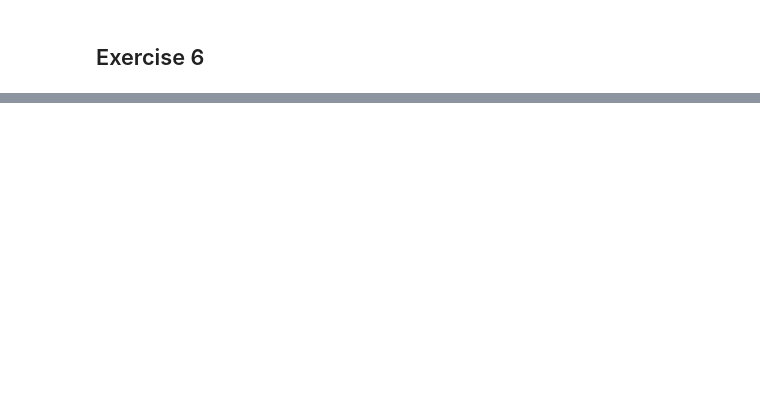
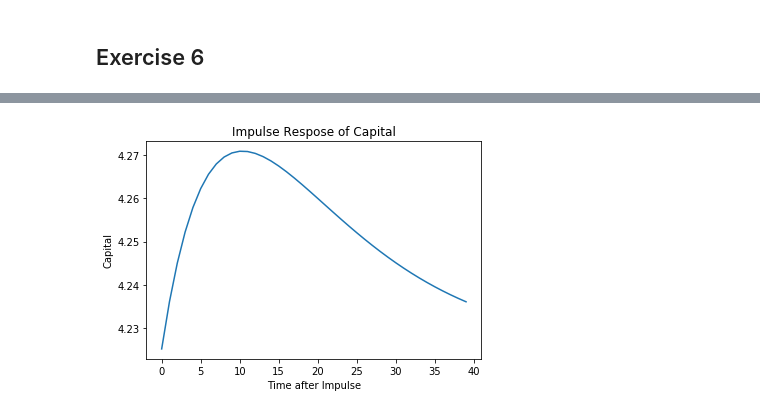
Before and after one commit to mattdbrown17/BootCamp2018, a Jupyter notebook: ProbSets/Econ/ProbSet4/DSGE Code.ipynb, the cells around one changed output, grey strips where cells are left out. Drawn from its saved outputs; the diff is of its cells as text; code cells hidden in the pictures; blank space fills up the shorter version.

```diff
--- a/ProbSets/Econ/ProbSet4/DSGE Code.ipynb
+++ b/ProbSets/Econ/ProbSet4/DSGE Code.ipynb
@@ -215,14 +213,19 @@ That consumption number looks... weird... but everything else seems like it's go
 # %%
+# Implement Chase's method:
+
+def derivative(f, x, xtilde):
+    return (f(x) - f(xtilde)) / np.sum(x - xtilde)
+
 def linearize(m, kbar, lbar, eps=1e-6):
     # Compute ss gamma
     x = np.array([kbar, lbar, kbar, lbar, kbar, lbar, 0.0, 0.0])
-    Gamma_ss = CharacteristicEquations(m, kbar, lbar, kbar, lbar, kbar, lbar, 0.0, 0.0)
+    Gamma_ss = CharacteristicEquations(kbar, lbar, kbar, lbar, kbar, lbar, 0.0, 0.0, m)
 
     # Allocate space for derivative matrix
     neq = len(Gamma_ss)
     Dmat = np.empty((neq, 8))
 
-    CEsplat = lambda x: CharacteristicEquations(m, *list(x))
+    CEsplat = lambda x: CharacteristicEquations(*list(x), m)
     for i in range(8):
         xtilde = np.array([kbar, lbar, kbar, lbar, kbar, lbar, 0.0, 0.0])
         xtilde[i] += eps
@@ -239,5 +242,10 @@ def linearize(m, kbar, lbar, eps=1e-6):
     return F, G, H, L, M, N
 
 F, G, H, L, M, N = linearize(m, kbar, lbar)
-F, G, H, L, M, N
+print(" F= \n", F, \
+      "\n G = \n", G, \
+      "\n H = \n", H, \
+      "\n L = \n", L, \
+      "\n M = \n", M, \
+      "\n N = \n", N)
 # %% [output]
@@ -252,0 +423,4 @@ F, G, H, L, M, N
+# %%
+X_testing = [0, 0]
+TSMatk, TSMatl, TSMatc, TSMatr, TSMatw, TSMaty, TSMati = simulate(m, X_testing, 0, 250, 10000)
+Plot7()
@@ -252,0 +545,68 @@ F, G, H, L, M, N
+# %%
+def impulsesim(m, X, T, imp):
+    '''
+    This function does basically the same thing as simtimeseries, but
+    now it controls the shocks to give a big impulse in the first
+    period which then decays.
+    '''
+    X_t = X
+    X_tp1 = X_t
+    z_t = imp
+    klist = []
+    llist = []
+    clist = []
+    rlist = []
+    wlist = []
+    ylist = []
+    ilist = []
+    for i in range(T):
+        #Get next period choices, shock
+        X_tp1 = statenext(m, X_t, z_t)
+        z_tp1 = z_t * m.rho
+        #Store period's values
+        k_t = X_t[0] + k_ss
+        k_tp1 = X_tp1[0] + k_ss
+        l_t = X_t[1] + l_ss
+        cstore, rstore, Tstore, wstore = Definitions(m, k_tp1, k_t, l_t, z_t)
+        istore = k_tp1 - (1 - m.delta)* k_t
+        ystore = f(m, k_t, l_t, z_t)
+        klist.append(k_t)
+        llist.append(l_t)
+        ylist.append(ystore)
+        clist.append(cstore)
+        rlist.append(rstore)
+        wlist.append(wstore)
+        ilist.append(istore)
+        # Roll over state, shock to next period
+        X_t = X_tp1
+        z_t = z_tp1
+    return klist, llist, clist, rlist, wlist, ylist, ilist
+
+X_ss = [0, 0]
+statenext(m, X_ss, 0)
+klist, llist, clist, rlist, wlist, ylist, ilist = impulsesim(m, X_ss, 40, m.sigma)
+plt.plot(klist)
+plt.title("Impulse Respose of Capital")
+plt.ylabel("Capital")
+plt.xlabel("Time after Impulse")
+plt.show()
+
+plt.plot(llist)
+plt.title("Impulse Respose of Labor")
+plt.ylabel("Labor")
+plt.xlabel("Time after Impulse")
+plt.show()
+
+plt.plot(ilist)
+plt.title("Impulse Respose of Investment")
+plt.ylabel("?")
+plt.xlabel("Time after Impulse")
+plt.show()
+
+plt.plot(ylist)
+plt.title("Impulse Respose of Output")
+plt.ylabel("Output")
+plt.xlabel("Time after Impulse")
+plt.show()
+# %% [output]
+[figure, added]
```
Also changed, not shown: parts of 18 cells of this notebook.
